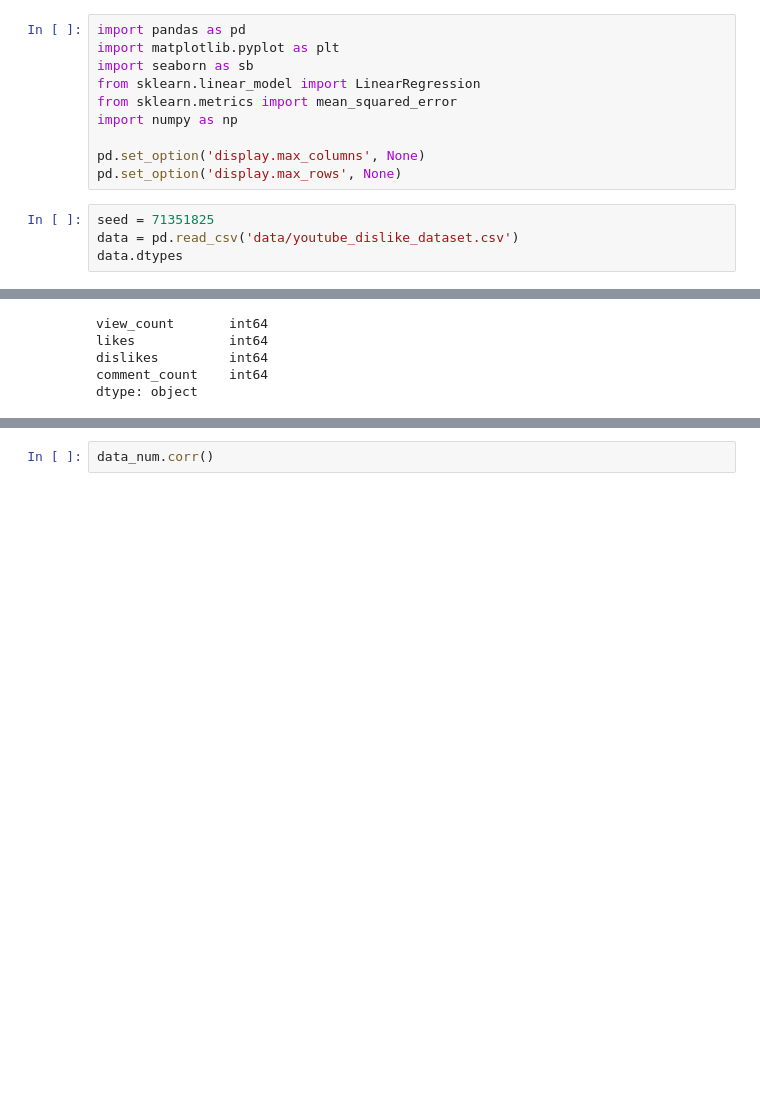
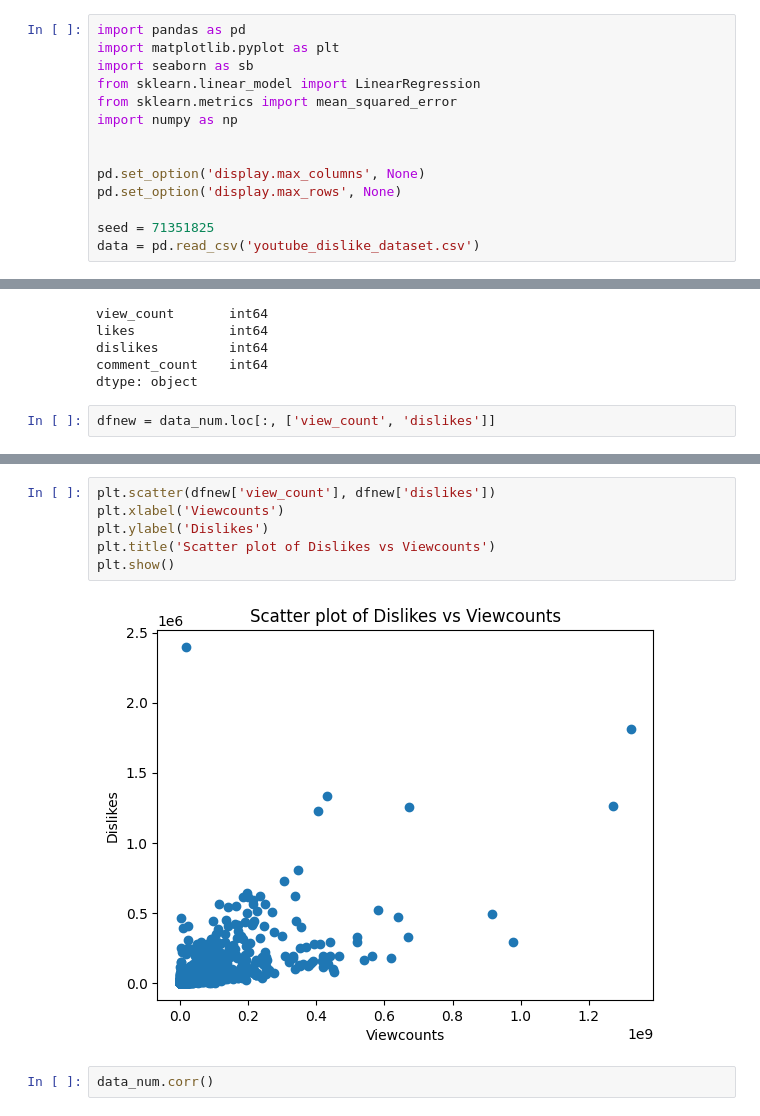
Before and after one commit to randomname512/1015_project, a Jupyter notebook: Linear_Regression.ipynb, the cells around one changed output, grey strips where cells are left out. Cells and saved outputs as stored; diff of their text form; blank space fills up the shorter version.

```diff
--- a/Linear_Regression.ipynb
+++ b/Linear_Regression.ipynb
@@ -6,9 +6,9 @@ from sklearn.linear_model import LinearRegression
 from sklearn.metrics import mean_squared_error
 import numpy as np
 
+
 pd.set_option('display.max_columns', None)
 pd.set_option('display.max_rows', None)
+
+seed = 71351825
+data = pd.read_csv('youtube_dislike_dataset.csv')
-# %%
-seed = 71351825
-data = pd.read_csv('data/youtube_dislike_dataset.csv')
-data.dtypes
@@ -50,3 +52,5 @@ likes            int64
 dislikes         int64
 comment_count    int64
 dtype: object
+# %%
+dfnew = data_num.loc[:, ['view_count', 'dislikes']]
@@ -53,3 +66,11 @@ dtype: object
+# %%
+plt.scatter(dfnew['view_count'], dfnew['dislikes'])
+plt.xlabel('Viewcounts')
+plt.ylabel('Dislikes')
+plt.title('Scatter plot of Dislikes vs Viewcounts')
+plt.show()
+# %% [output]
+[figure, added]
 # %%
 data_num.corr()
 # %% [output]
```
Also changed, not shown: parts of 5 cells of this notebook.
